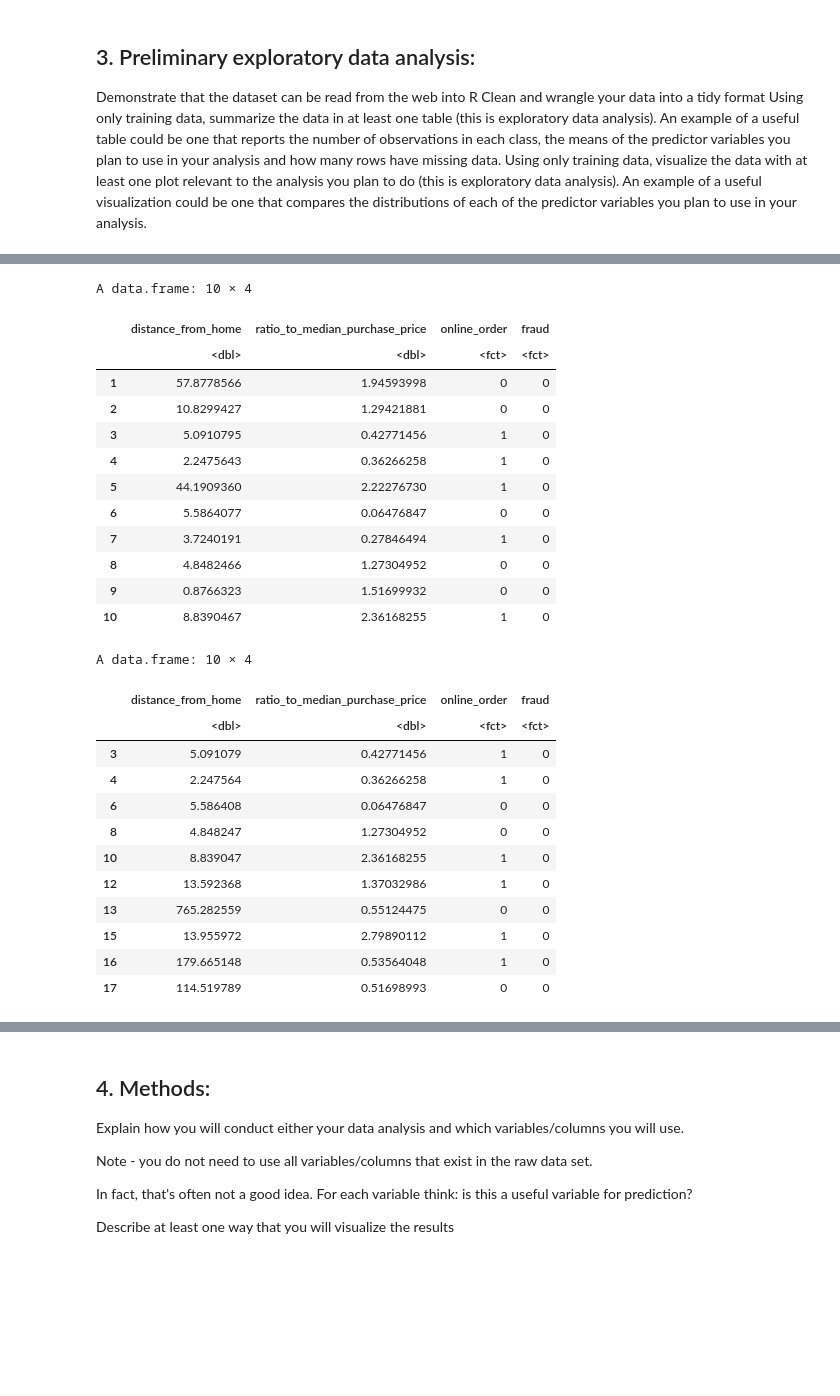
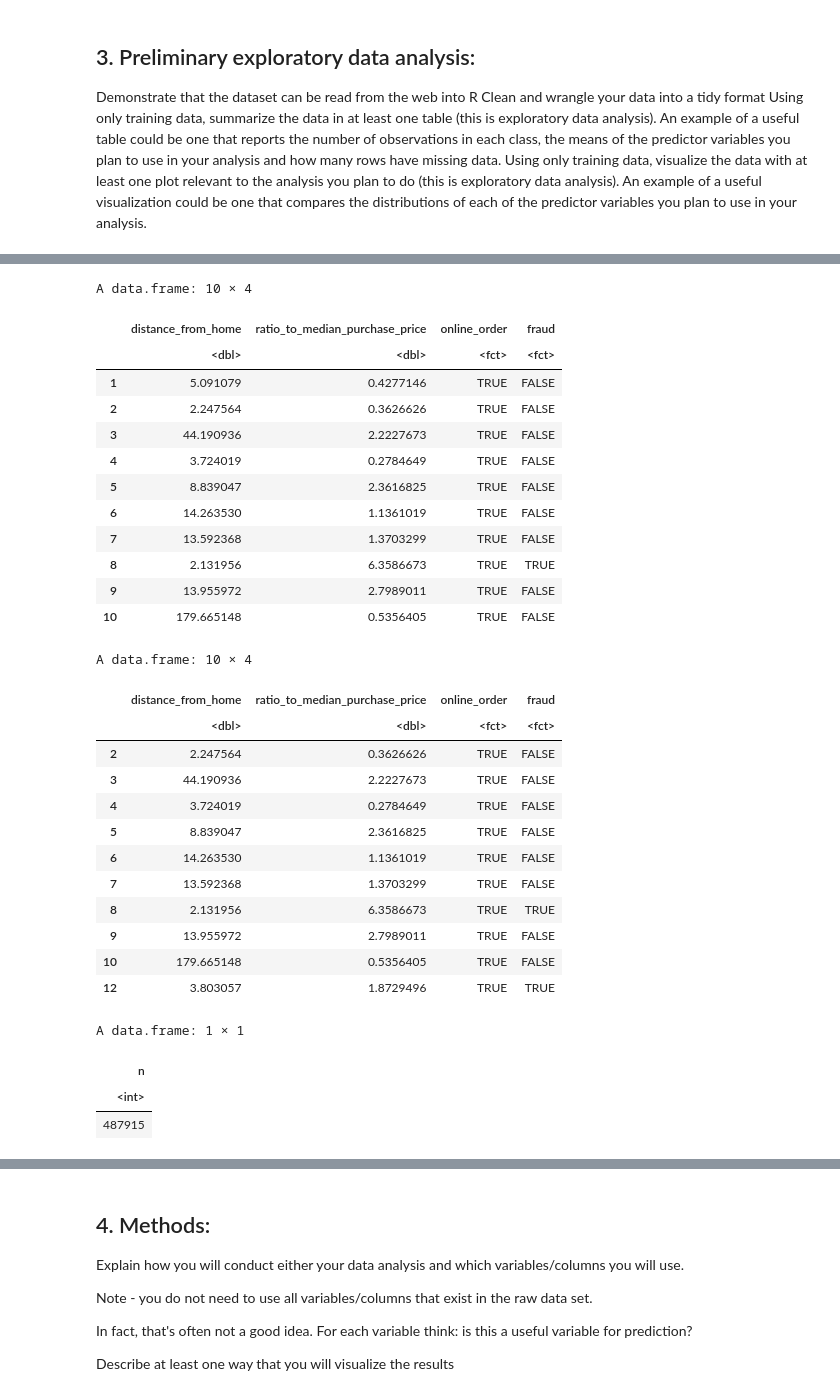
Before and after one commit to chohyeonkim/Data-Science-R-, a Jupyter notebook: Group_project_11_Proposal.ipynb, the cells around one changed output, grey strips where cells are left out. Saved outputs shown, nothing was run; the diff lists cells and outputs as text; code cells hidden in the pictures; blank space fills up the shorter version.

```diff
--- a/Group_project_11_Proposal.ipynb
+++ b/Group_project_11_Proposal.ipynb
@@ -59,13 +46,27 @@ Using only training data, visualize the data with at least one plot relevant to
 #upload
 # %%
 #read the file
+
 data <- read.csv("data/card_transdata.csv") %>%
+                mutate(repeat_retailer = as.logical(repeat_retailer)) %>%
+                mutate(used_chip = as.logical(used_chip)) %>%
+                mutate(used_pin_number = as.logical(used_pin_number)) %>%
+                mutate(online_order = as.logical(online_order)) %>%
+                mutate(fraud = as.logical(fraud))%>%
                 mutate(repeat_retailer = as_factor(repeat_retailer)) %>%
                 mutate(used_chip = as_factor(used_chip)) %>%
                 mutate(used_pin_number = as_factor(used_pin_number)) %>%
                 mutate(online_order = as_factor(online_order)) %>%
                 mutate(fraud = as_factor(fraud))
 head(data, 10)
+
+
+# data <- read.csv("data/card_transdata.csv") %>%
+#                 mutate(repeat_retailer = as_factor(repeat_retailer)) %>%
+#                 mutate(used_chip = as_factor(used_chip)) %>%
+#                 mutate(used_pin_number = as_factor(used_pin_number)) %>%
+#                 mutate(online_order = as_factor(online_order)) %>%
+#                 mutate(fraud = as_factor(fraud))
 # %% [output]
 A data.frame: 10 × 8
 |  | distance_from_home | distance_from_last_transaction | ratio_to_median_purchase_price | repeat_retailer | used_chip | ... |
@@ -83,43 +84,50 @@ A data.frame: 10 × 8
 # %%
-card_data <- select(data, distance_from_home, ratio_to_median_purchase_price, online_order, fraud )
+card_data <- select(data, distance_from_home, ratio_to_median_purchase_price, online_order, fraud ) %>%
+            filter(online_order == "TRUE")
 head(card_data, 10)
 # %% [output]
 A data.frame: 10 × 4
 |  | distance_from_home | ratio_to_median_purchase_price | online_order | fraud |
 |  | <dbl> | <dbl> | <fct> | <fct> |
-| 1 | 57.8778566 | 1.94593998 | 0 | 0 |
-| 2 | 10.8299427 | 1.29421881 | 0 | 0 |
-| 3 | 5.0910795 | 0.42771456 | 1 | 0 |
-| 4 | 2.2475643 | 0.36266258 | 1 | 0 |
-| 5 | 44.1909360 | 2.22276730 | 1 | 0 |
-| 6 | 5.5864077 | 0.06476847 | 0 | 0 |
-| 7 | 3.7240191 | 0.27846494 | 1 | 0 |
-| 8 | 4.8482466 | 1.27304952 | 0 | 0 |
-| 9 | 0.8766323 | 1.51699932 | 0 | 0 |
-| 10 | 8.8390467 | 2.36168255 | 1 | 0 |
+| 1 | 5.091079 | 0.4277146 | TRUE | FALSE |
+| 2 | 2.247564 | 0.3626626 | TRUE | FALSE |
+| 3 | 44.190936 | 2.2227673 | TRUE | FALSE |
+| 4 | 3.724019 | 0.2784649 | TRUE | FALSE |
+| 5 | 8.839047 | 2.3616825 | TRUE | FALSE |
+| 6 | 14.263530 | 1.1361019 | TRUE | FALSE |
+| 7 | 13.592368 | 1.3703299 | TRUE | FALSE |
+| 8 | 2.131956 | 6.3586673 | TRUE | TRUE |
+| 9 | 13.955972 | 2.7989011 | TRUE | FALSE |
+| 10 | 179.665148 | 0.5356405 | TRUE | FALSE |
 # %%
 set.seed(1)
 ## creat training data for card_data
 
 card_split <- initial_split(card_data, prop = 0.75, strata = fraud)
 card_train <- training(card_split)
 card_test <- testing(card_split)
 
 head(card_train, 10)
+
+count(card_train)
 # %% [output]
 A data.frame: 10 × 4
 |  | distance_from_home | ratio_to_median_purchase_price | online_order | fraud |
 |  | <dbl> | <dbl> | <fct> | <fct> |
-| 3 | 5.091079 | 0.42771456 | 1 | 0 |
-| 4 | 2.247564 | 0.36266258 | 1 | 0 |
-| 6 | 5.586408 | 0.06476847 | 0 | 0 |
-| 8 | 4.848247 | 1.27304952 | 0 | 0 |
-| 10 | 8.839047 | 2.36168255 | 1 | 0 |
-| 12 | 13.592368 | 1.37032986 | 1 | 0 |
-| 13 | 765.282559 | 0.55124475 | 0 | 0 |
-| 15 | 13.955972 | 2.79890112 | 1 | 0 |
-| 16 | 179.665148 | 0.53564048 | 1 | 0 |
-| 17 | 114.519789 | 0.51698993 | 0 | 0 |
+| 2 | 2.247564 | 0.3626626 | TRUE | FALSE |
+| 3 | 44.190936 | 2.2227673 | TRUE | FALSE |
+| 4 | 3.724019 | 0.2784649 | TRUE | FALSE |
+| 5 | 8.839047 | 2.3616825 | TRUE | FALSE |
+| 6 | 14.263530 | 1.1361019 | TRUE | FALSE |
+| 7 | 13.592368 | 1.3703299 | TRUE | FALSE |
+| 8 | 2.131956 | 6.3586673 | TRUE | TRUE |
+| 9 | 13.955972 | 2.7989011 | TRUE | FALSE |
+| 10 | 179.665148 | 0.5356405 | TRUE | FALSE |
+| 12 | 3.803057 | 1.8729496 | TRUE | TRUE |
+A data.frame: 1 × 1
+| n |
+| <int> |
+| 487915 |
 # %%
 options(repr.plot.width = 15, repr.plot.height = 10)
 
```
Also changed, not shown: parts of 5 cells of this notebook.
